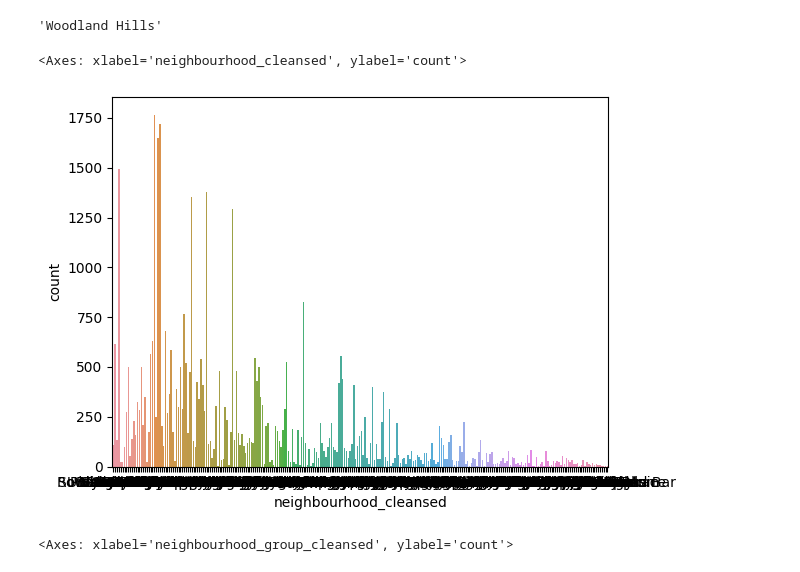
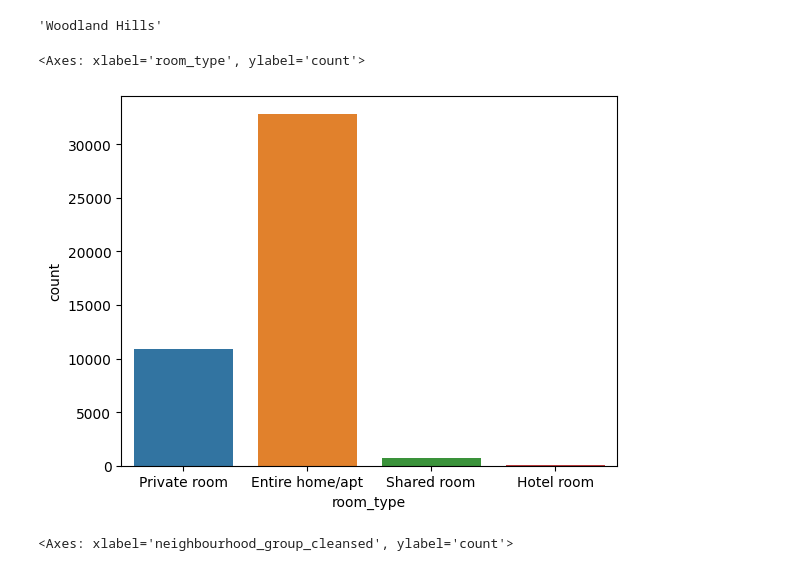
Before and after one commit to zinakhazaee/Visualization, a Jupyter notebook: airbnb.ipynb, the cells around one changed output. Cells and saved outputs as stored; diff of their text form; code cells hidden in the pictures.

```diff
--- a/airbnb.ipynb
+++ b/airbnb.ipynb
@@ -180,10 +182,10 @@ df['neighbourhood_cleansed'].max()
 # %% [output]
 'Woodland Hills'
 # %%
-sns.countplot(df,x='neighbourhood_cleansed')
+sns.countplot(df,x='room_type')
 # %% [output]
-<Axes: xlabel='neighbourhood_cleansed', ylabel='count'>
+<Axes: xlabel='room_type', ylabel='count'>
-[figure, old version]
+[figure, new version]
 # %%
 sns.countplot(df,x='neighbourhood_group_cleansed')
 # %% [output]
```
Also changed, not shown: parts of 4 cells of this notebook.
